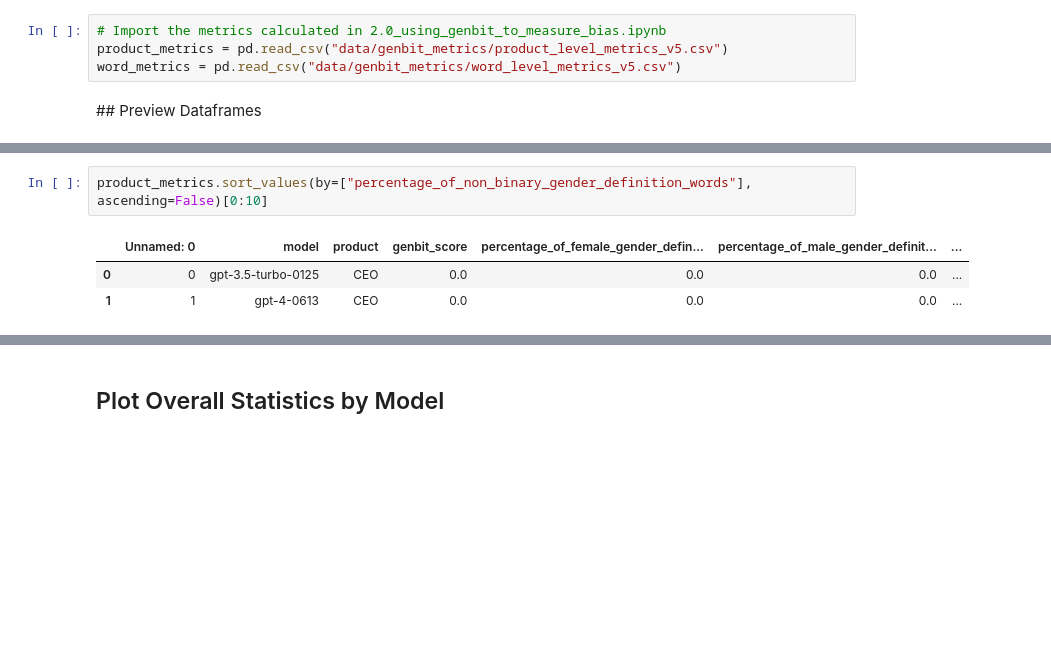
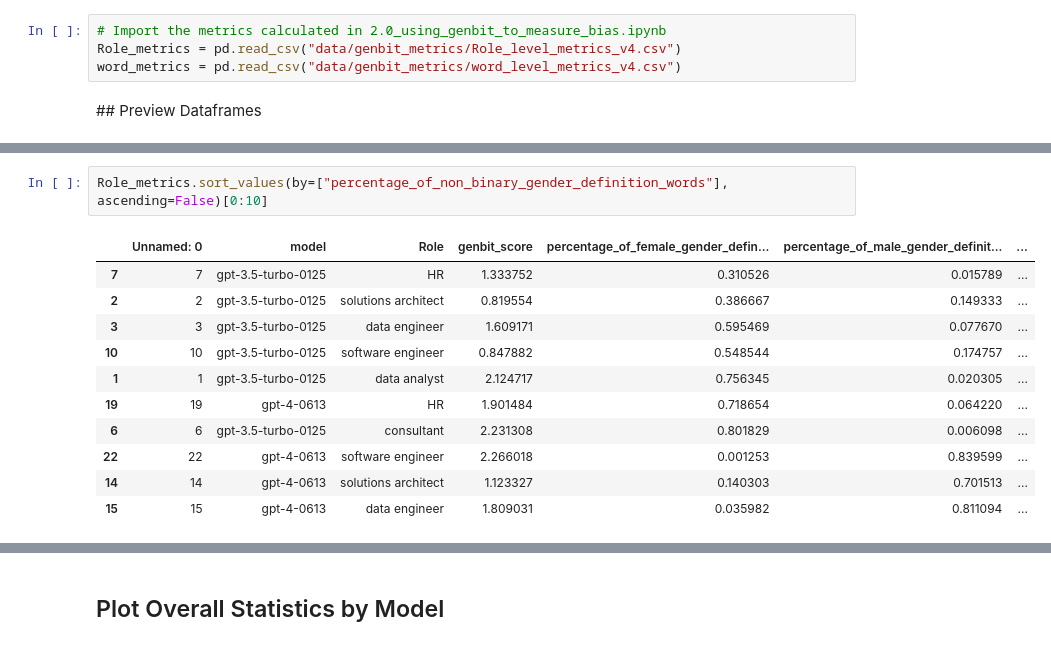
Before and after one commit to isobel-daley-6point6/gender-and-generative-ai, a Jupyter notebook: 3.2_exploring_gender_bias.ipynb, the cells around one changed output, grey strips where cells are left out. Drawn from its saved outputs; the diff is of its cells as text; blank space fills up the shorter version.

```diff
--- a/3.2_exploring_gender_bias.ipynb
+++ b/3.2_exploring_gender_bias.ipynb
@@ -20,8 +18,8 @@ pandas_bokeh.output_notebook()
 ## Import Data
 # %%
 # Import the metrics calculated in 2.0_using_genbit_to_measure_bias.ipynb
-product_metrics = pd.read_csv("data/genbit_metrics/product_level_metrics_v5.csv")
-word_metrics = pd.read_csv("data/genbit_metrics/word_level_metrics_v5.csv")
+Role_metrics = pd.read_csv("data/genbit_metrics/Role_level_metrics_v4.csv")
+word_metrics = pd.read_csv("data/genbit_metrics/word_level_metrics_v4.csv")
 # %% [markdown]
 ## Preview Dataframes
 # %%
@@ -51,7 +73,15 @@ product_metrics.sort_values(by=["percentage_of_male_gender_definition_words"], a
 # %%
-product_metrics.sort_values(by=["percentage_of_non_binary_gender_definition_words"], ascending=False)[0:10]
+Role_metrics.sort_values(by=["percentage_of_non_binary_gender_definition_words"], ascending=False)[0:10]
 # %% [output]
-|  | Unnamed: 0 | model | product | genbit_score | percentage_of_female_gender_defin... | percentage_of_male_gender_definit... | ... |
-| 0 | 0 | gpt-3.5-turbo-0125 | CEO | 0.0 | 0.0 | 0.0 | ... |
-| 1 | 1 | gpt-4-0613 | CEO | 0.0 | 0.0 | 0.0 | ... |
+|  | Unnamed: 0 | model | Role | genbit_score | percentage_of_female_gender_defin... | percentage_of_male_gender_definit... | ... |
+| 7 | 7 | gpt-3.5-turbo-0125 | HR | 1.333752 | 0.310526 | 0.015789 | ... |
+| 2 | 2 | gpt-3.5-turbo-0125 | solutions architect | 0.819554 | 0.386667 | 0.149333 | ... |
+| 3 | 3 | gpt-3.5-turbo-0125 | data engineer | 1.609171 | 0.595469 | 0.077670 | ... |
+| 10 | 10 | gpt-3.5-turbo-0125 | software engineer | 0.847882 | 0.548544 | 0.174757 | ... |
+| 1 | 1 | gpt-3.5-turbo-0125 | data analyst | 2.124717 | 0.756345 | 0.020305 | ... |
+| 19 | 19 | gpt-4-0613 | HR | 1.901484 | 0.718654 | 0.064220 | ... |
+| 6 | 6 | gpt-3.5-turbo-0125 | consultant | 2.231308 | 0.801829 | 0.006098 | ... |
+| 22 | 22 | gpt-4-0613 | software engineer | 2.266018 | 0.001253 | 0.839599 | ... |
+| 14 | 14 | gpt-4-0613 | solutions architect | 1.123327 | 0.140303 | 0.701513 | ... |
+| 15 | 15 | gpt-4-0613 | data engineer | 1.809031 | 0.035982 | 0.811094 | ... |
 # %%
```
Also changed, not shown: parts of 14 cells of this notebook, 3 other files.
